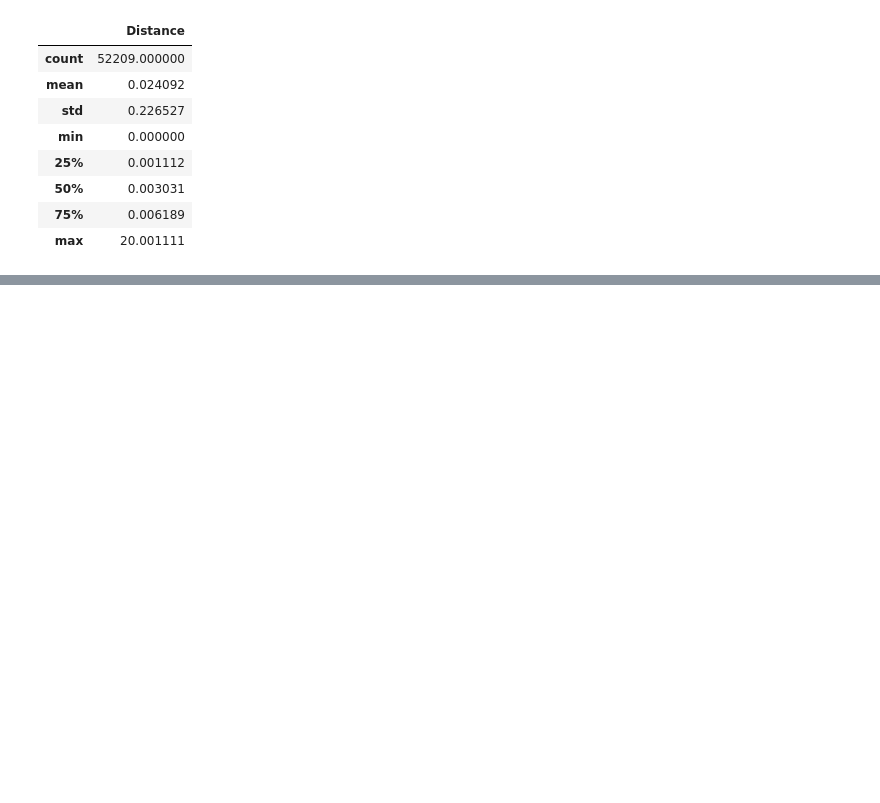
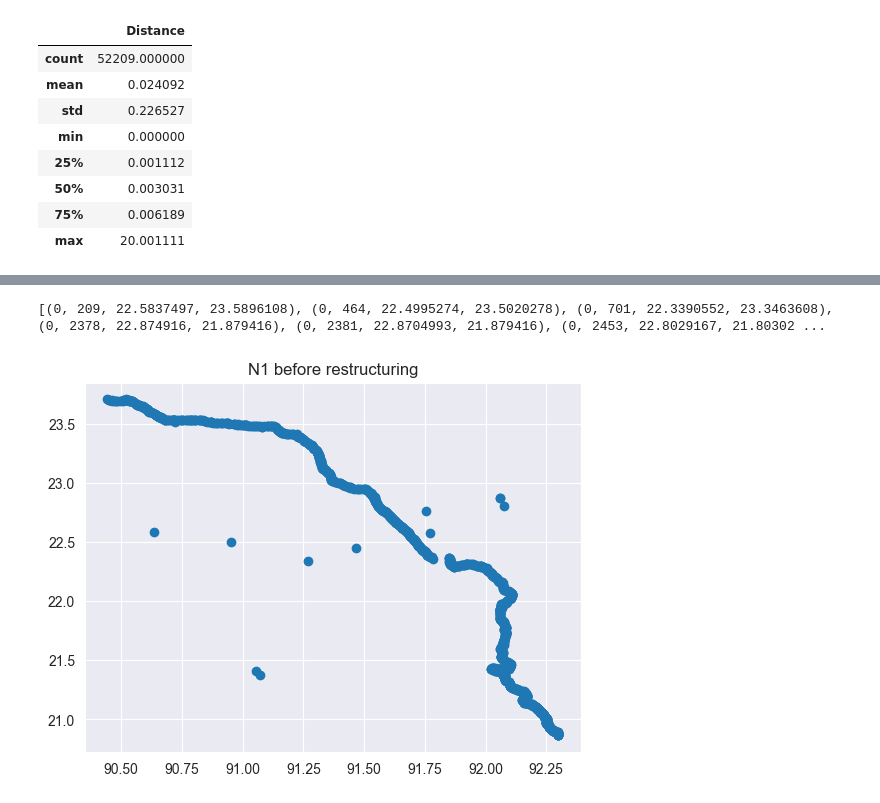
Before and after one commit to Anne-JS/advanced_simulation, a Jupyter notebook: Assignment 1 Julian.ipynb, the cells around one changed output, grey strips where cells are left out. Cells and saved outputs as stored; diff of their text form; code cells hidden in the pictures; blank space fills up the shorter version.

```diff
--- a/Assignment 1 Julian.ipynb
+++ b/Assignment 1 Julian.ipynb
@@ -161,0 +109,15 @@ plt.show()
+# %%
+bmms_1, roads_1_tsv, roads_1 = Functions.first_restructure('BMMS_overview.xlsx','_roads.tsv')
+# %% [output]
+[(0, 209, 22.5837497, 23.5896108), (0, 464, 22.4995274, 23.5020278), (0, 701, 22.3390552, 23.3463608), (0, 2378, 22.874916, 21.879416), (0, 2381, 22.8704993, 21.879416), (0, 2453, 22.8029167, 21.80302 ...
+# %%
+#load tsv file
+df_rds = pd.read_csv('_roads.tsv', delimiter='\t', low_memory=False)
+df_rds = Functions.restructure_df(df_rds)
+# %%
+N1 = df_rds[df_rds['road'] == 'N1']
+plt.scatter(N1['lon'], N1['lat'])
+plt.title('N1 before restructuring')
+plt.show()
+# %% [output]
+[figure, added]
```
Also changed, not shown: parts of 14 cells of this notebook, 3 other files.
